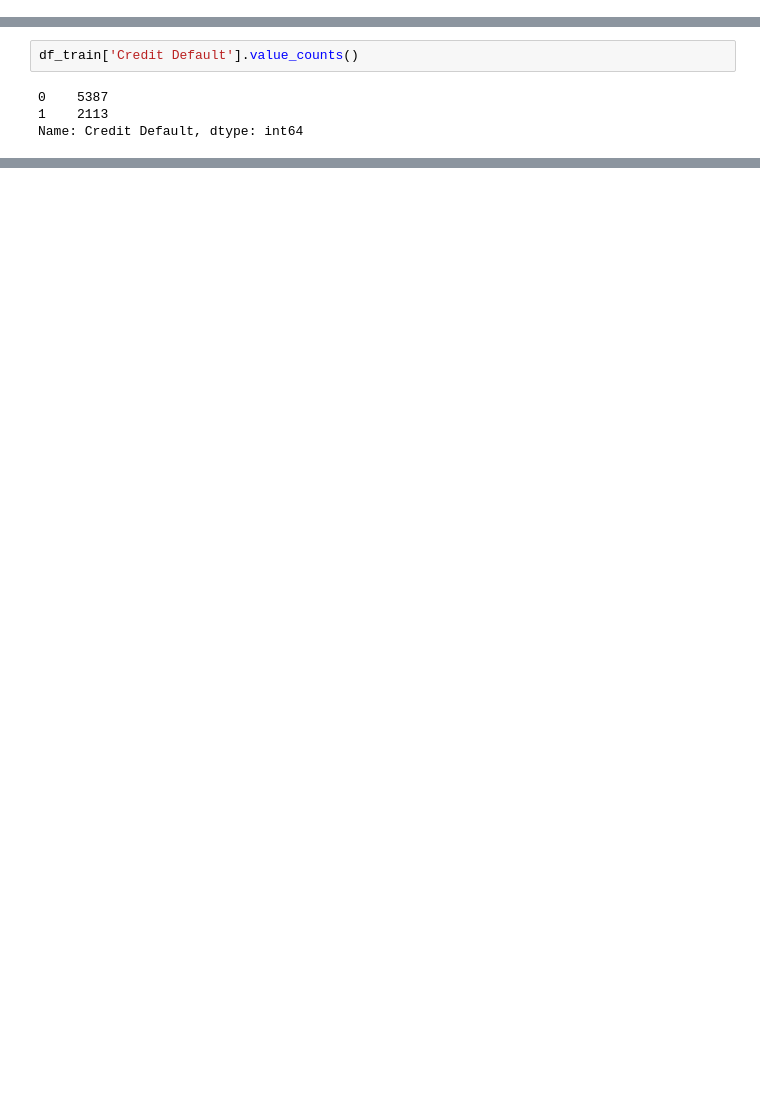
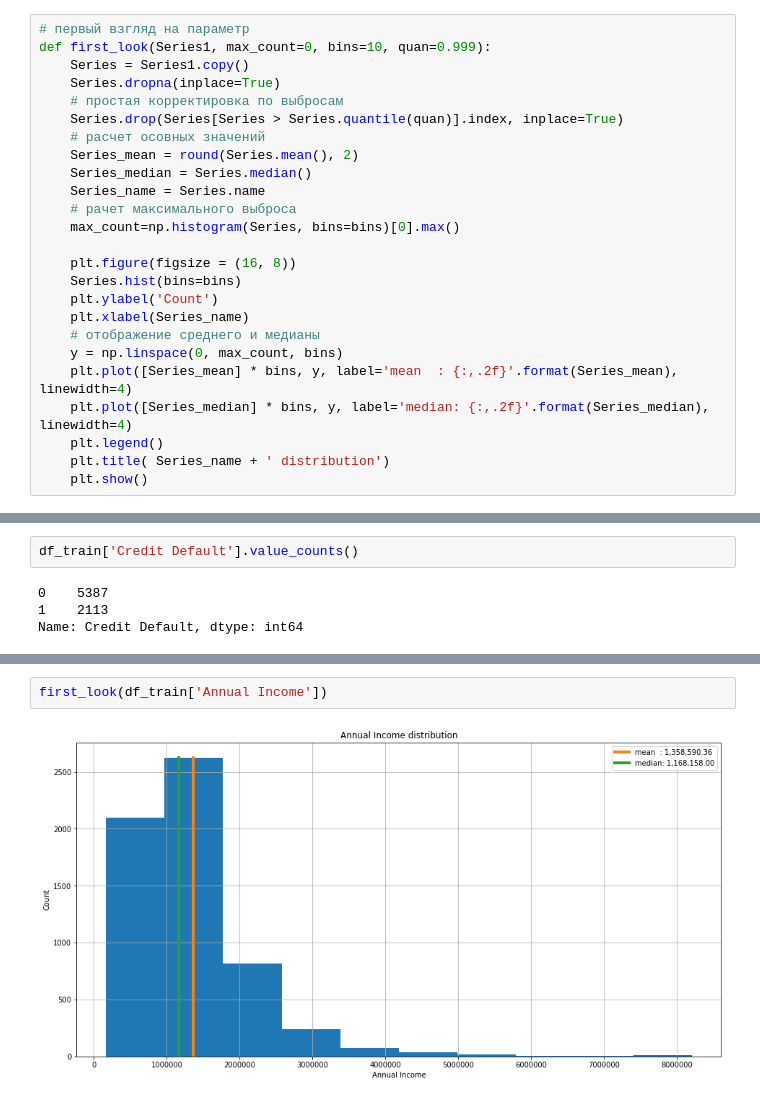
Before and after one commit to alex-chin/GB_LIBS_DS2, a Jupyter notebook: course_project/finBUM.ipynb, the cells around one changed output, grey strips where cells are left out. Saved outputs shown, nothing was run; the diff lists cells and outputs as text; blank space fills up the shorter version.

```diff
--- a/course_project/finBUM.ipynb
+++ b/course_project/finBUM.ipynb
@@ -84,6 +84,31 @@ from sklearn.metrics import (roc_auc_score, roc_curve, auc, confusion_matrix, \
                              accuracy_score, classification_report, plot_confusion_matrix, \
                              plot_precision_recall_curve, precision_recall_curve, recall_score,
                              plot_roc_curve)
+# %%
+# первый взгляд на параметр
+def first_look(Series1, max_count=0, bins=10, quan=0.999):
+    Series = Series1.copy()
+    Series.dropna(inplace=True)
+    # простая корректировка по выбросам
+    Series.drop(Series[Series > Series.quantile(quan)].index, inplace=True)
+    # расчет осовных значений
+    Series_mean = round(Series.mean(), 2)
+    Series_median = Series.median()
+    Series_name = Series.name
+    # рачет максимального выброса
+    max_count=np.histogram(Series, bins=bins)[0].max()
+
+    plt.figure(figsize = (16, 8))
+    Series.hist(bins=bins)
+    plt.ylabel('Count')
+    plt.xlabel(Series_name)
+    # отображение среднего и медианы
+    y = np.linspace(0, max_count, bins)
+    plt.plot([Series_mean] * bins, y, label='mean  : {:,.2f}'.format(Series_mean),  linewidth=4)
+    plt.plot([Series_median] * bins, y, label='median: {:,.2f}'.format(Series_median),  linewidth=4)
+    plt.legend()
+    plt.title( Series_name + ' distribution')
+    plt.show()
 # %% [markdown]
 **Пути к директориям и файлам**
 # %%
@@ -149,0 +255,4 @@ df_test.shape
+# %%
+first_look(df_train['Annual Income'])
+# %% [output]
+[figure, added]
```
Also changed, not shown: parts of 22 cells of this notebook.
